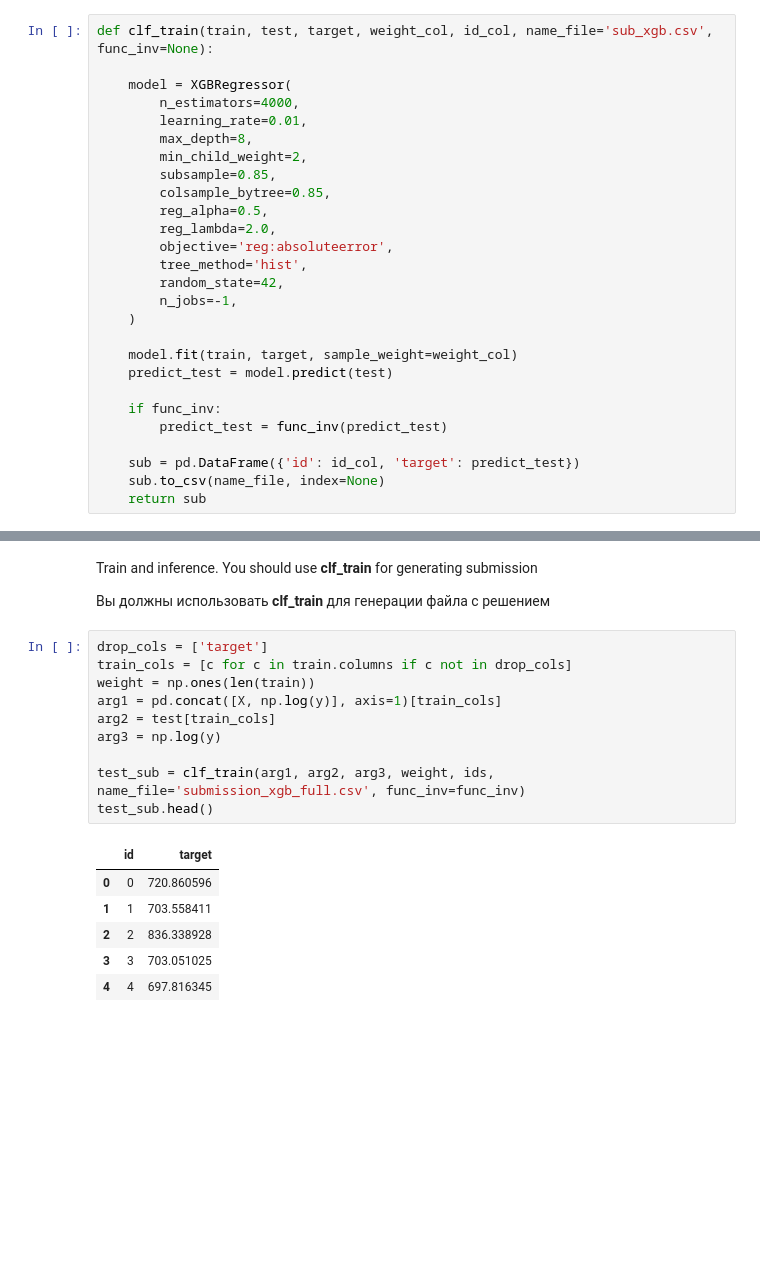
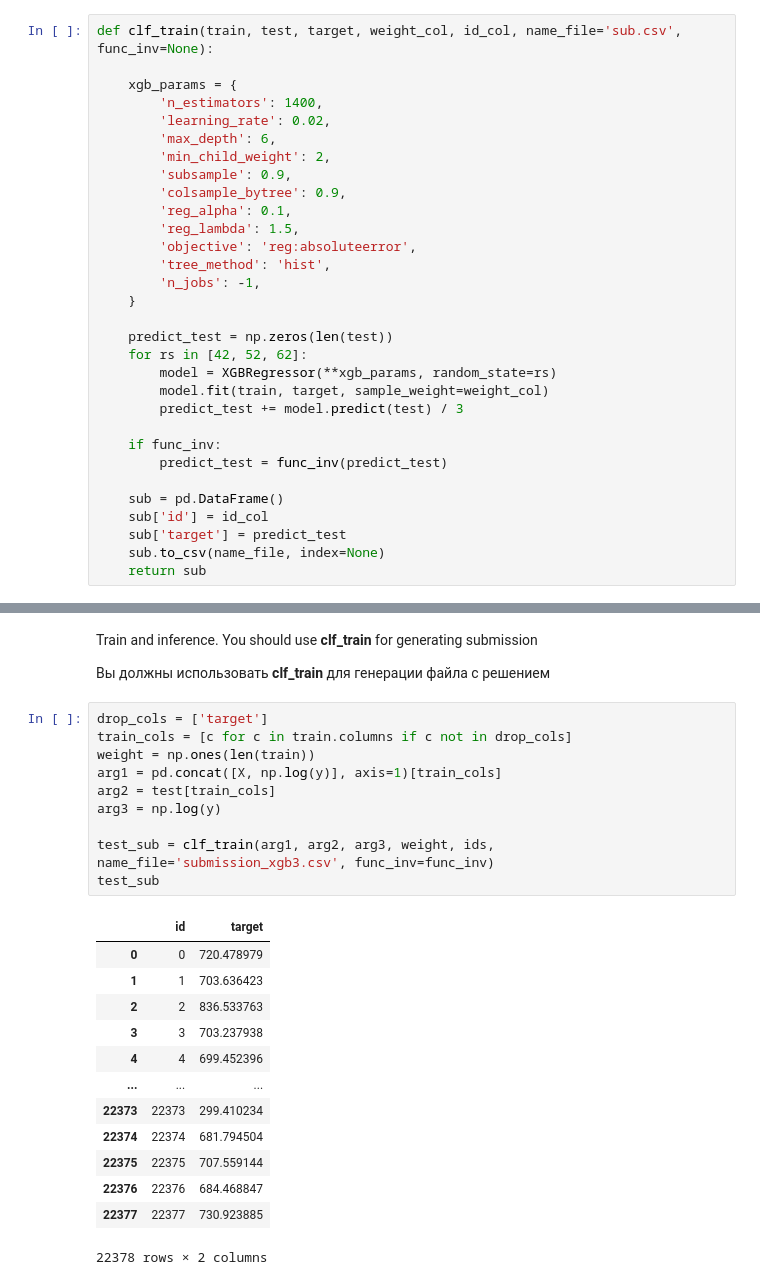
Before and after one commit to amoguscbd6969/tweet-se, a Jupyter notebook: basel1ne-tricy-table-data.ipynb, the cells around one changed output, grey strips where cells are left out. Cells and saved outputs as stored; diff of their text form; blank space fills up the shorter version.

Commit message:
Kaggle Notebook |  Basel1ne Tricy Table Data | Version 3

```diff
--- a/basel1ne-tricy-table-data.ipynb
+++ b/basel1ne-tricy-table-data.ipynb
@@ -308,30 +288,34 @@ Inference function
 
 **Вы не можете менять код этой функции.**
 # %%
-def clf_train(train, test, target, weight_col, id_col, name_file='sub_xgb.csv', func_inv=None):
+def clf_train(train, test, target, weight_col, id_col, name_file='sub.csv', func_inv=None):
 
-    model = XGBRegressor(
-        n_estimators=4000,
-        learning_rate=0.01,
-        max_depth=8,
-        min_child_weight=2,
-        subsample=0.85,
-        colsample_bytree=0.85,
-        reg_alpha=0.5,
-        reg_lambda=2.0,
-        objective='reg:absoluteerror',
-        tree_method='hist',
-        random_state=42,
-        n_jobs=-1,
-    )
+    xgb_params = {
+        'n_estimators': 1400,
+        'learning_rate': 0.02,
+        'max_depth': 6,
+        'min_child_weight': 2,
+        'subsample': 0.9,
+        'colsample_bytree': 0.9,
+        'reg_alpha': 0.1,
+        'reg_lambda': 1.5,
+        'objective': 'reg:absoluteerror',
+        'tree_method': 'hist',
+        'n_jobs': -1,
+    }
 
-    model.fit(train, target, sample_weight=weight_col)
-    predict_test = model.predict(test)
+    predict_test = np.zeros(len(test))
+    for rs in [42, 52, 62]:
+        model = XGBRegressor(**xgb_params, random_state=rs)
+        model.fit(train, target, sample_weight=weight_col)
+        predict_test += model.predict(test) / 3
 
     if func_inv:
         predict_test = func_inv(predict_test)
 
-    sub = pd.DataFrame({'id': id_col, 'target': predict_test})
+    sub = pd.DataFrame()
+    sub['id'] = id_col
+    sub['target'] = predict_test
     sub.to_csv(name_file, index=None)
     return sub
 # %% [markdown]
@@ -352,20 +336,27 @@ You should use **clf_train** for generating submission
 # %%
 drop_cols = ['target']
 train_cols = [c for c in train.columns if c not in drop_cols]
 weight = np.ones(len(train))
 arg1 = pd.concat([X, np.log(y)], axis=1)[train_cols]
 arg2 = test[train_cols]
 arg3 = np.log(y)
 
-test_sub = clf_train(arg1, arg2, arg3, weight, ids, name_file='submission_xgb_full.csv', func_inv=func_inv)
-test_sub.head()
+test_sub = clf_train(arg1, arg2, arg3, weight, ids, name_file='submission_xgb3.csv', func_inv=func_inv)
+test_sub
 # %% [output]
 |  | id | target |
-| 0 | 0 | 720.860596 |
-| 1 | 1 | 703.558411 |
-| 2 | 2 | 836.338928 |
-| 3 | 3 | 703.051025 |
-| 4 | 4 | 697.816345 |
+| 0 | 0 | 720.478979 |
+| 1 | 1 | 703.636423 |
+| 2 | 2 | 836.533763 |
+| 3 | 3 | 703.237938 |
+| 4 | 4 | 699.452396 |
+| ... | ... | ... |
+| 22373 | 22373 | 299.410234 |
+| 22374 | 22374 | 681.794504 |
+| 22375 | 22375 | 707.559144 |
+| 22376 | 22376 | 684.468847 |
+| 22377 | 22377 | 730.923885 |
+22378 rows × 2 columns
 # %%
 test
 # %% [output]
```
Also changed, not shown: parts of 6 cells of this notebook.
